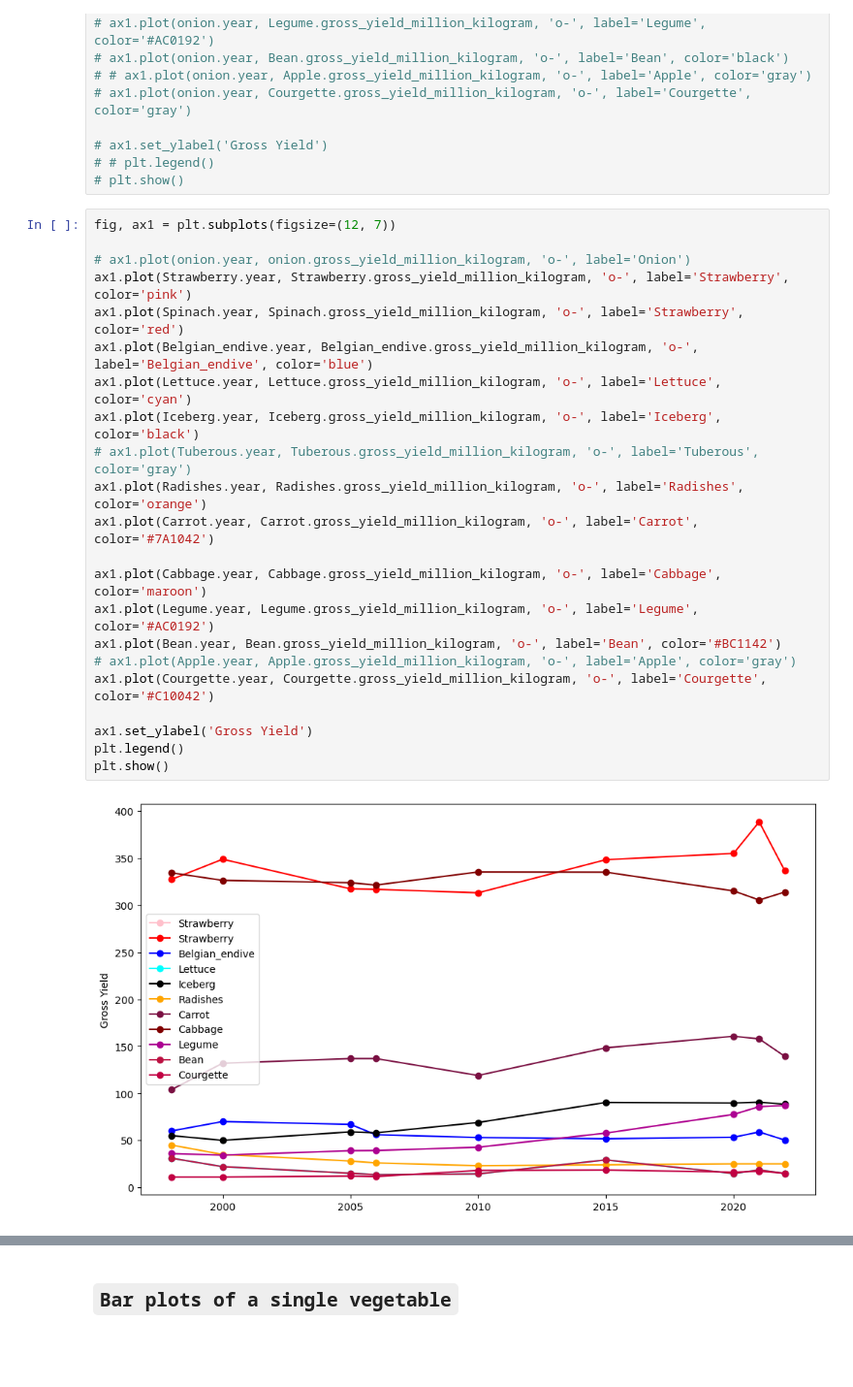
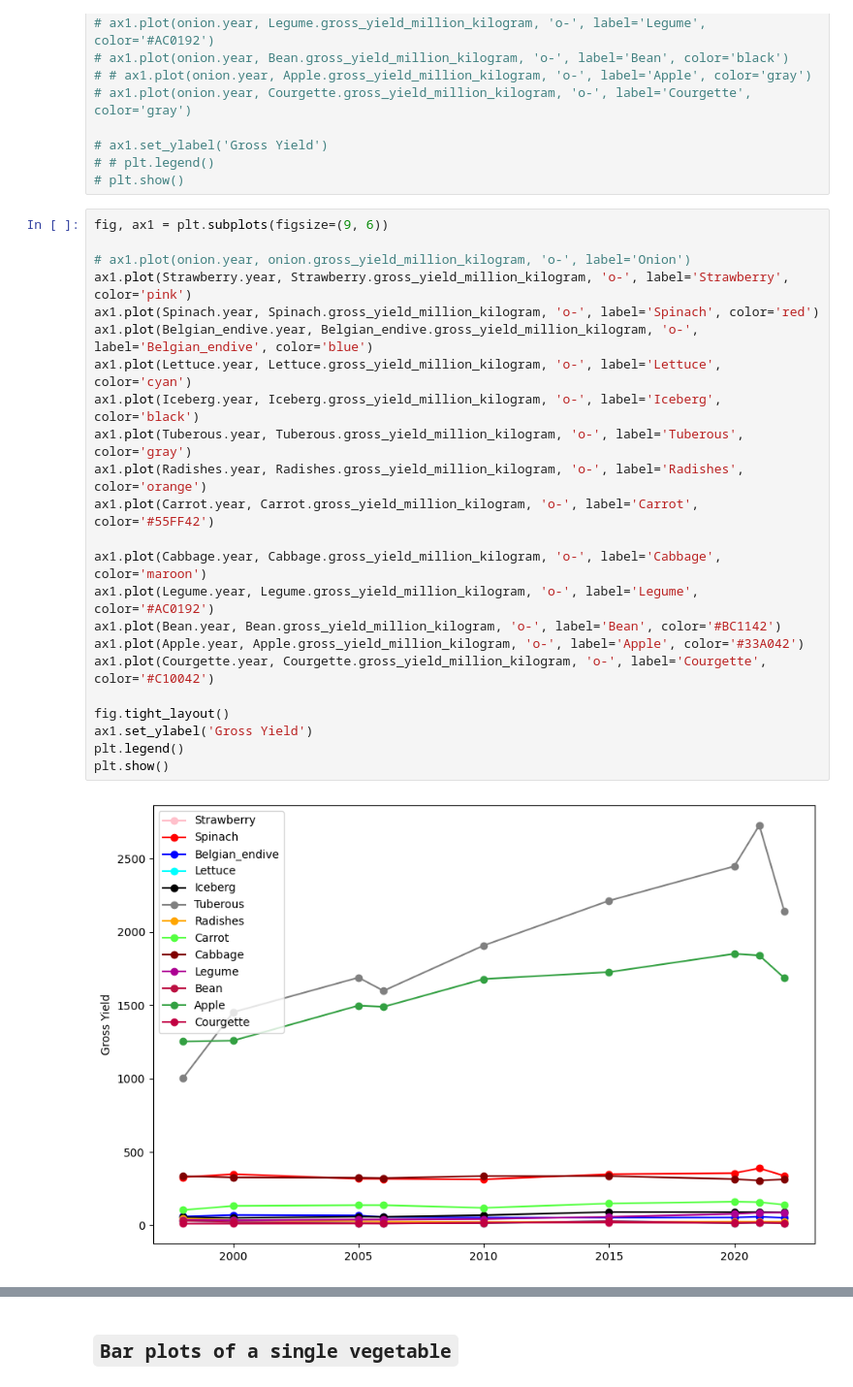
Before and after one commit to imbilalbutt/made-template-ws2324, a Jupyter notebook: project/data_exploration.ipynb, the cells around one changed output, grey strips where cells are left out. Shown at 97% size. Drawn from its saved outputs; the diff is of its cells as text; blank space fills up the shorter version.

```diff
--- a/project/data_exploration.ipynb
+++ b/project/data_exploration.ipynb
@@ -430,26 +432,27 @@ plt.show()
 # # plt.legend()
 # plt.show()
 # %%
-fig, ax1 = plt.subplots(figsize=(12, 7))
+fig, ax1 = plt.subplots(figsize=(9, 6))
 
 # ax1.plot(onion.year, onion.gross_yield_million_kilogram, 'o-', label='Onion')
 ax1.plot(Strawberry.year, Strawberry.gross_yield_million_kilogram, 'o-', label='Strawberry', color='pink')
-ax1.plot(Spinach.year, Spinach.gross_yield_million_kilogram, 'o-', label='Strawberry', color='red')
+ax1.plot(Spinach.year, Spinach.gross_yield_million_kilogram, 'o-', label='Spinach', color='red')
 ax1.plot(Belgian_endive.year, Belgian_endive.gross_yield_million_kilogram, 'o-', label='Belgian_endive', color='blue')
 ax1.plot(Lettuce.year, Lettuce.gross_yield_million_kilogram, 'o-', label='Lettuce', color='cyan')
 ax1.plot(Iceberg.year, Iceberg.gross_yield_million_kilogram, 'o-', label='Iceberg', color='black')
-# ax1.plot(Tuberous.year, Tuberous.gross_yield_million_kilogram, 'o-', label='Tuberous', color='gray')
+ax1.plot(Tuberous.year, Tuberous.gross_yield_million_kilogram, 'o-', label='Tuberous', color='gray')
 ax1.plot(Radishes.year, Radishes.gross_yield_million_kilogram, 'o-', label='Radishes', color='orange')
-ax1.plot(Carrot.year, Carrot.gross_yield_million_kilogram, 'o-', label='Carrot', color='#7A1042')
+ax1.plot(Carrot.year, Carrot.gross_yield_million_kilogram, 'o-', label='Carrot', color='#55FF42')
 
 ax1.plot(Cabbage.year, Cabbage.gross_yield_million_kilogram, 'o-', label='Cabbage', color='maroon')
 ax1.plot(Legume.year, Legume.gross_yield_million_kilogram, 'o-', label='Legume', color='#AC0192')
 ax1.plot(Bean.year, Bean.gross_yield_million_kilogram, 'o-', label='Bean', color='#BC1142')
-# ax1.plot(Apple.year, Apple.gross_yield_million_kilogram, 'o-', label='Apple', color='gray')
+ax1.plot(Apple.year, Apple.gross_yield_million_kilogram, 'o-', label='Apple', color='#33A042')
 ax1.plot(Courgette.year, Courgette.gross_yield_million_kilogram, 'o-', label='Courgette', color='#C10042')
 
+fig.tight_layout()
 ax1.set_ylabel('Gross Yield')
 plt.legend()
 plt.show()
 # %% [output]
-[figure, old version]
+[figure, new version]
```
Also changed, not shown: parts of 40 cells of this notebook.
